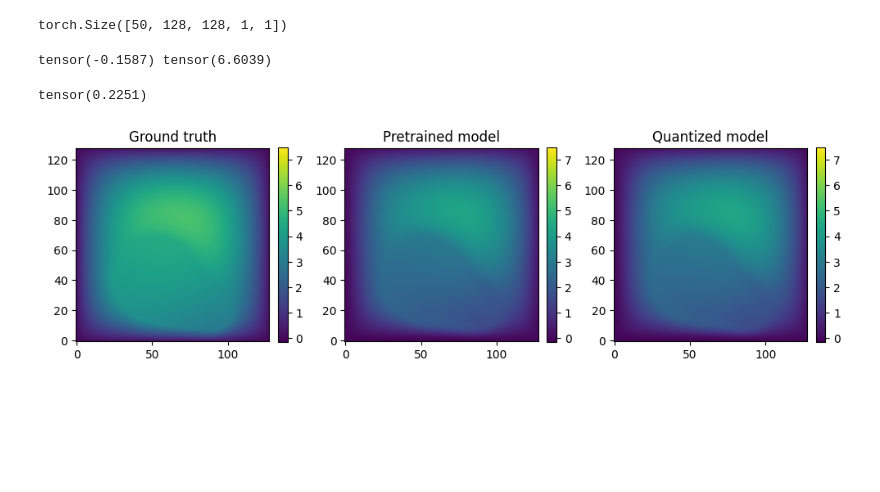
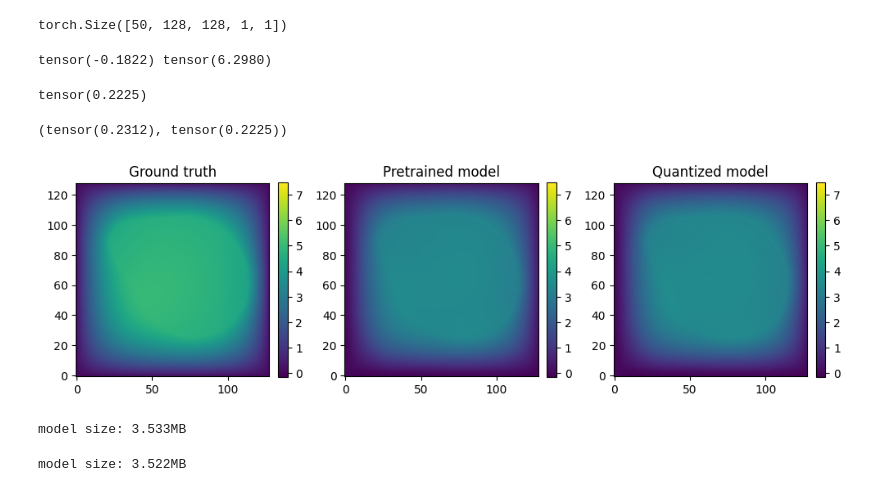
Before and after one commit to yashpatel5400/mcufno, a Jupyter notebook: quant_results_2D_case.ipynb, the cells around one changed output. Saved outputs shown, nothing was run; the diff lists cells and outputs as text; code cells hidden in the pictures; blank space fills up the shorter version.

```diff
--- a/quant_results_2D_case.ipynb
+++ b/quant_results_2D_case.ipynb
@@ -268,7 +268,7 @@ import torch.nn as nn
 # %%
 import torch.quantization
 quantized_model = torch.quantization.quantize_dynamic(
-    model, {model.conv0, model.conv1, model.conv2, model.conv3, model.w0, model.w1, model.w2, model.w3, nn.Linear}, dtype=torch.qint8
+    model, {nn.Linear}, dtype=torch.qint8
 )
 # %%
 quantized_model
@@ -296,37 +296,41 @@ torch.Size([50, 128, 128, 1, 1])
 with torch.no_grad():
     print(im_quant.min(), im_quant.max())
 # %% [output]
-tensor(-0.1587) tensor(6.6039)
+tensor(-0.1822) tensor(6.2980)
 # %%
 with torch.no_grad():
     sqd_err_qt = nn.functional.mse_loss(y_orig, im_quant)
 sqd_err_qt
 # %% [output]
-tensor(0.2251)
+tensor(0.2225)
+# %%
+sqd_err_orig, sqd_err_qt
+# %% [output]
+(tensor(0.2312), tensor(0.2225))
 # %%
 import matplotlib.pyplot as plt
 
 fig, axs = plt.subplots(1, 3, figsize=(10, 6))
-im0 = axs[0].imshow(y_orig[0, :, :, 0, 0].cpu().detach().numpy(),
+im0 = axs[0].imshow(y_orig[20, :, :, 0, 0].cpu().detach().numpy(),
                     origin="lower",
                     vmin=-0.1494,
                     vmax=7.4737)
 axs[0].set_title("Ground truth")
 fig.colorbar(im0, fraction=0.046, pad=0.04)
-im1 = axs[1].imshow(im[0, :, :, 0, 0].cpu().detach().numpy(), origin="lower",
+im1 = axs[1].imshow(im[20, :, :, 0, 0].cpu().detach().numpy(), origin="lower",
                     vmin=-0.1494,
                     vmax=7.4737)
 
 axs[1].set_title("Pretrained model")
 fig.colorbar(im1, fraction=0.046, pad=0.04)
 
-im2 = axs[2].imshow(im_quant[0, :, :, 0, 0].cpu().detach().numpy(), origin="lower",
+im2 = axs[2].imshow(im_quant[20, :, :, 0, 0].cpu().detach().numpy(), origin="lower",
                     vmin=-0.1494,
                     vmax=7.4737)
 
 axs[2].set_title("Quantized model")
 fig.colorbar(im2, fraction=0.046, pad=0.04)
 
 fig.tight_layout()
 # %% [output]
-[figure, old version]
+[figure, new version]
@@ -332,0 +339,24 @@ fig.tight_layout()
+# %%
+param_size = 0
+for param in model.parameters():
+    param_size += param.nelement() * param.element_size()
+buffer_size = 0
+for buffer in model.buffers():
+    buffer_size += buffer.nelement() * buffer.element_size()
+
+size_all_mb = (param_size + buffer_size) / 1024**2
+print('model size: {:.3f}MB'.format(size_all_mb))
+# %% [output]
+model size: 3.533MB
+# %%
+param_size = 0
+for param in quantized_model.parameters():
+    param_size += param.nelement() * param.element_size()
+buffer_size = 0
+for buffer in quantized_model.buffers():
+    buffer_size += buffer.nelement() * buffer.element_size()
+
+size_all_mb = (param_size + buffer_size) / 1024**2
+print('model size: {:.3f}MB'.format(size_all_mb))
+# %% [output]
+model size: 3.522MB
```
Also changed, not shown: parts of 6 cells of this notebook.
